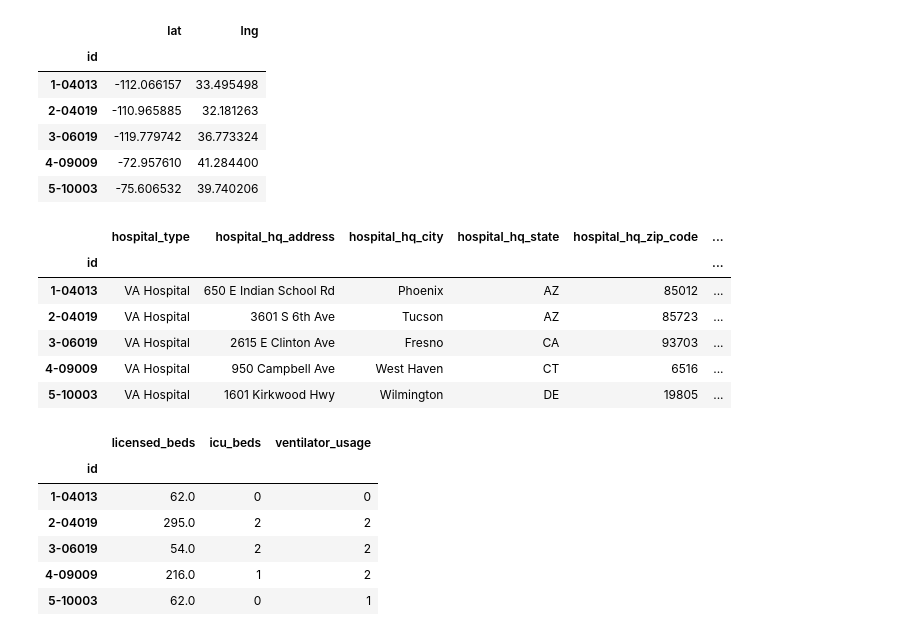
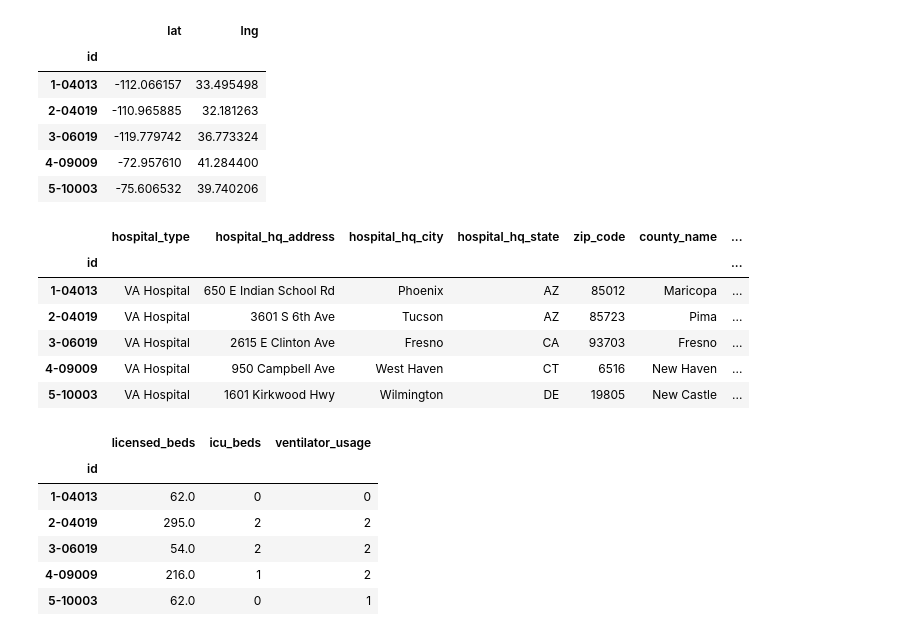
Before and after one commit to zsvorenova/ETL-project, a Jupyter notebook: esri_etl.ipynb, the cells around one changed output. Cells and saved outputs as stored; diff of their text form; code cells hidden in the pictures.

```diff
--- a/esri_etl.ipynb
+++ b/esri_etl.ipynb
@@ -65,7 +65,8 @@ for record in hospitals_data:
     row['hospital_hq_address'] = record['attributes']['HQ_ADDRESS']
     row['hospital_hq_city'] = record['attributes']['HQ_CITY']
     row['hospital_hq_state'] = record['attributes']['HQ_STATE']
-    row['hospital_hq_zip_code'] = record['attributes']['HQ_ZIP_CODE']
+    row['zip_code'] = record['attributes']['HQ_ZIP_CODE']
+    row['county_name'] = record['attributes']['COUNTY_NAME']
     row['state_name'] = record['attributes']['STATE_NAME']
     hospitals_location.append(row)
     # create hospitals geometry
@@ -93,16 +94,16 @@ hospitals_geometry_pd.head(5)
 # %%
 # Creating DataFrame for Hospitals Location Data
 hospitals_location_pd = pd.DataFrame(hospitals_location)
 hospitals_location_pd.set_index("id", inplace=True)
-hospitals_location_pd.head(5)
+hospitals_location_pd.head()
 # %% [output]
-|  | hospital_type | hospital_hq_address | hospital_hq_city | hospital_hq_state | hospital_hq_zip_code | ... |
-| id |  |  |  |  |  | ... |
-| 1-04013 | VA Hospital | 650 E Indian School Rd | Phoenix | AZ | 85012 | ... |
-| 2-04019 | VA Hospital | 3601 S 6th Ave | Tucson | AZ | 85723 | ... |
-| 3-06019 | VA Hospital | 2615 E Clinton Ave | Fresno | CA | 93703 | ... |
-| 4-09009 | VA Hospital | 950 Campbell Ave | West Haven | CT | 6516 | ... |
-| 5-10003 | VA Hospital | 1601 Kirkwood Hwy | Wilmington | DE | 19805 | ... |
+|  | hospital_type | hospital_hq_address | hospital_hq_city | hospital_hq_state | zip_code | county_name | ... |
+| id |  |  |  |  |  |  | ... |
+| 1-04013 | VA Hospital | 650 E Indian School Rd | Phoenix | AZ | 85012 | Maricopa | ... |
+| 2-04019 | VA Hospital | 3601 S 6th Ave | Tucson | AZ | 85723 | Pima | ... |
+| 3-06019 | VA Hospital | 2615 E Clinton Ave | Fresno | CA | 93703 | Fresno | ... |
+| 4-09009 | VA Hospital | 950 Campbell Ave | West Haven | CT | 6516 | New Haven | ... |
+| 5-10003 | VA Hospital | 1601 Kirkwood Hwy | Wilmington | DE | 19805 | New Castle | ... |
 # %%
 # Creating DataFrame for Hospitals
 hospitals_beds_pd = pd.DataFrame(hospitals_beds)
```
Also changed, not shown: parts of 15 cells of this notebook, 3 other files.
